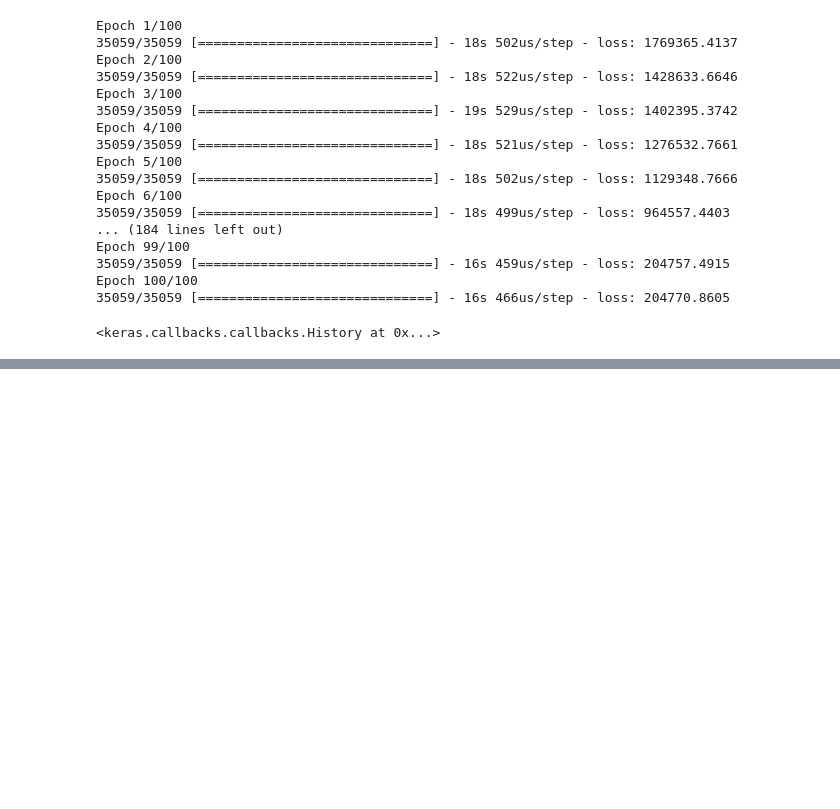
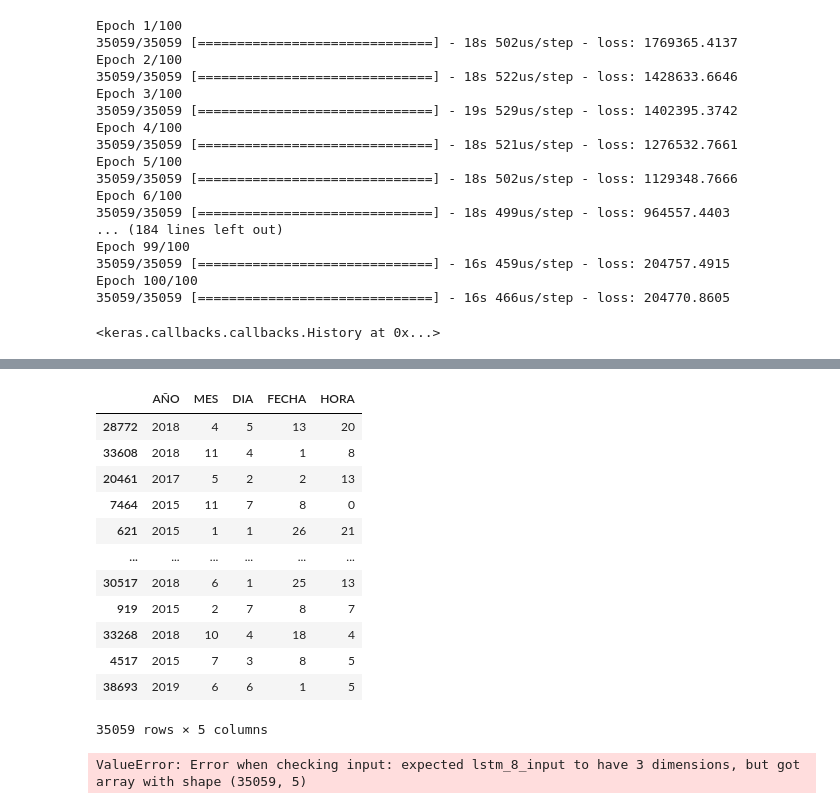
Before and after one commit to javieresk8/PowerDemandPrediction, a Jupyter notebook: NN_Models.ipynb, the cells around one changed output, grey strips where cells are left out. Saved outputs shown, nothing was run; the diff lists cells and outputs as text; code cells hidden in the pictures; blank space fills up the shorter version.

Commit message:
update/ starting LSTM

```diff
--- a/NN_Models.ipynb
+++ b/NN_Models.ipynb
@@ -284,0 +321,24 @@ Name: KW-H, Length: 8765, dtype: float64
+# %%
+datalstm = data.copy()
+
+#Dividir los datos de entrenamiento y de test, 80/20
+xlstm = pd.DataFrame(datalstm).iloc[:,:-1]
+ylstm = pd.DataFrame(datalstm).iloc[:,-1]
+
+x_trainlstm, x_testlstm, y_trainlstm, y_testlstm = train_test_split(xlstm, ylstm, test_size = 0.20, random_state = 30)
+
+x_trainlstm
+# %% [output]
+|  | AÑO | MES | DIA | FECHA | HORA |
+| 28772 | 2018 | 4 | 5 | 13 | 20 |
+| 33608 | 2018 | 11 | 4 | 1 | 8 |
+| 20461 | 2017 | 5 | 2 | 2 | 13 |
+| 7464 | 2015 | 11 | 7 | 8 | 0 |
+| 621 | 2015 | 1 | 1 | 26 | 21 |
+| ... | ... | ... | ... | ... | ... |
+| 30517 | 2018 | 6 | 1 | 25 | 13 |
+| 919 | 2015 | 2 | 7 | 8 | 7 |
+| 33268 | 2018 | 10 | 4 | 18 | 4 |
+| 4517 | 2015 | 7 | 3 | 8 | 5 |
+| 38693 | 2019 | 6 | 6 | 1 | 5 |
+35059 rows × 5 columns
@@ -284,0 +349,8 @@ Name: KW-H, Length: 8765, dtype: float64
+# %%
+model = Sequential()
+model.add(LSTM(5))
+model.add(Dense(1))
+model.compile(loss='mean_squared_error', optimizer='adam')
+model.fit(x_trainlstm, y_trainlstm, epochs=100, batch_size=128, verbose=2)
+# %% [output]
+ValueError: Error when checking input: expected lstm_8_input to have 3 dimensions, but got array with shape (35059, 5)
```
Also changed, not shown: parts of 15 cells of this notebook.
